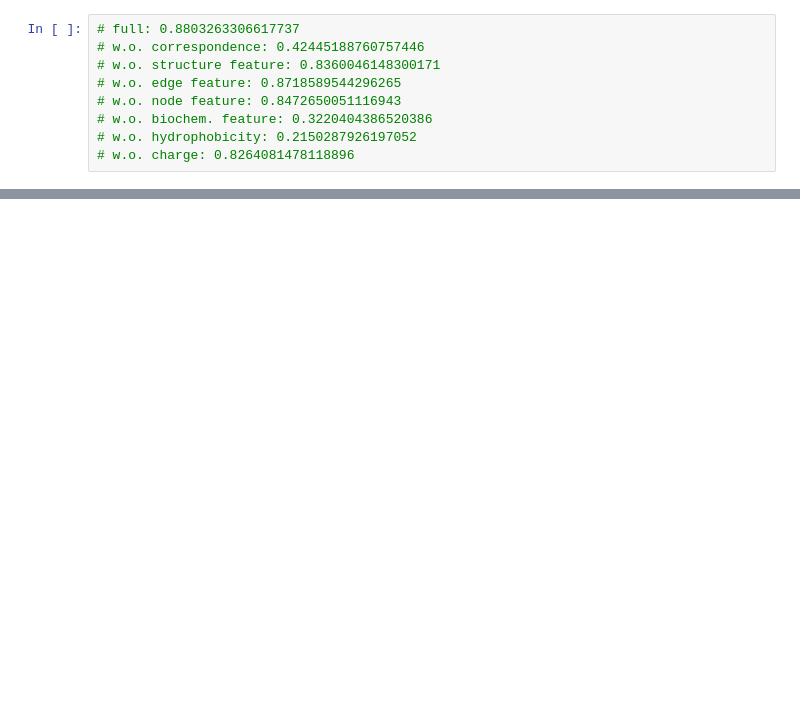
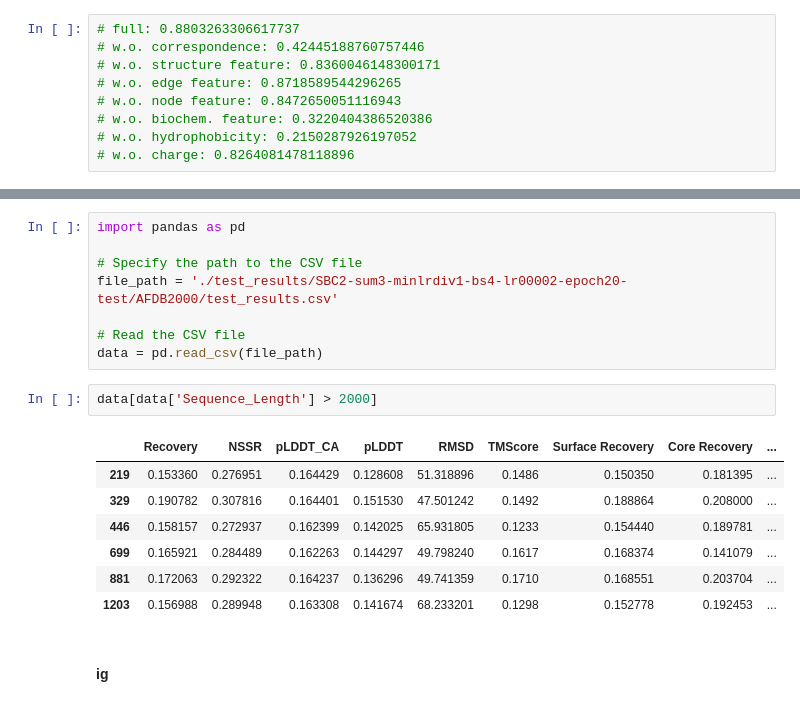
Before and after one commit to gersteinlab/BC-Design, a Jupyter notebook: visualization.ipynb, the cells around one changed output, grey strips where cells are left out. Drawn from its saved outputs; the diff is of its cells as text; blank space fills up the shorter version.

```diff
--- a/visualization.ipynb
+++ b/visualization.ipynb
@@ -1138,0 +3106,20 @@ plt.savefig(os.path.join(save_path, file_name))
+# %%
+import pandas as pd
+
+# Specify the path to the CSV file
+file_path = './test_results/SBC2-sum3-minlrdiv1-bs4-lr00002-epoch20-test/AFDB2000/test_results.csv'
+
+# Read the CSV file
+data = pd.read_csv(file_path)
+# %%
+data[data['Sequence_Length'] > 2000]
+# %% [output]
+|  | Recovery | NSSR | pLDDT_CA | pLDDT | RMSD | TMScore | Surface Recovery | Core Recovery | ... |
+| 219 | 0.153360 | 0.276951 | 0.164429 | 0.128608 | 51.318896 | 0.1486 | 0.150350 | 0.181395 | ... |
+| 329 | 0.190782 | 0.307816 | 0.164401 | 0.151530 | 47.501242 | 0.1492 | 0.188864 | 0.208000 | ... |
+| 446 | 0.158157 | 0.272937 | 0.162399 | 0.142025 | 65.931805 | 0.1233 | 0.154440 | 0.189781 | ... |
+| 699 | 0.165921 | 0.284489 | 0.162263 | 0.144297 | 49.798240 | 0.1617 | 0.168374 | 0.141079 | ... |
+| 881 | 0.172063 | 0.292322 | 0.164237 | 0.136296 | 49.741359 | 0.1710 | 0.168551 | 0.203704 | ... |
+| 1203 | 0.156988 | 0.289948 | 0.163308 | 0.141674 | 68.233201 | 0.1298 | 0.152778 | 0.192453 | ... |
+# %% [markdown]
+#### ig
```
Also changed, not shown: parts of 178 cells of this notebook, 8 other files.
